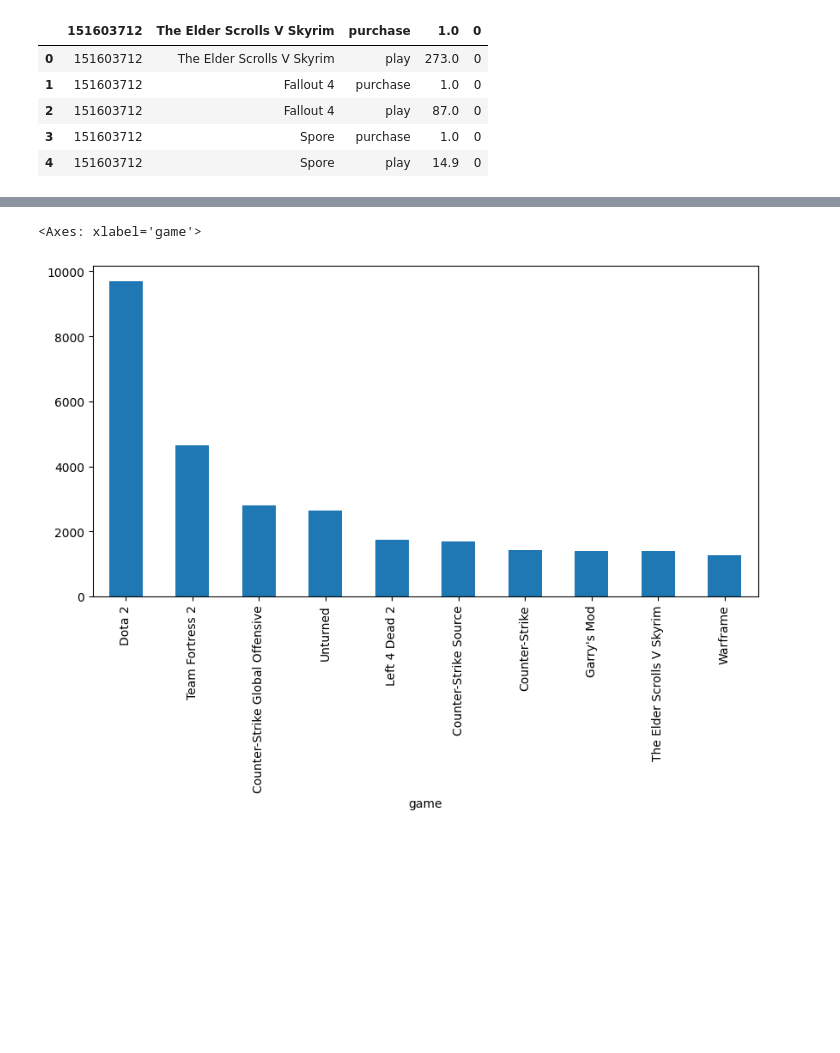
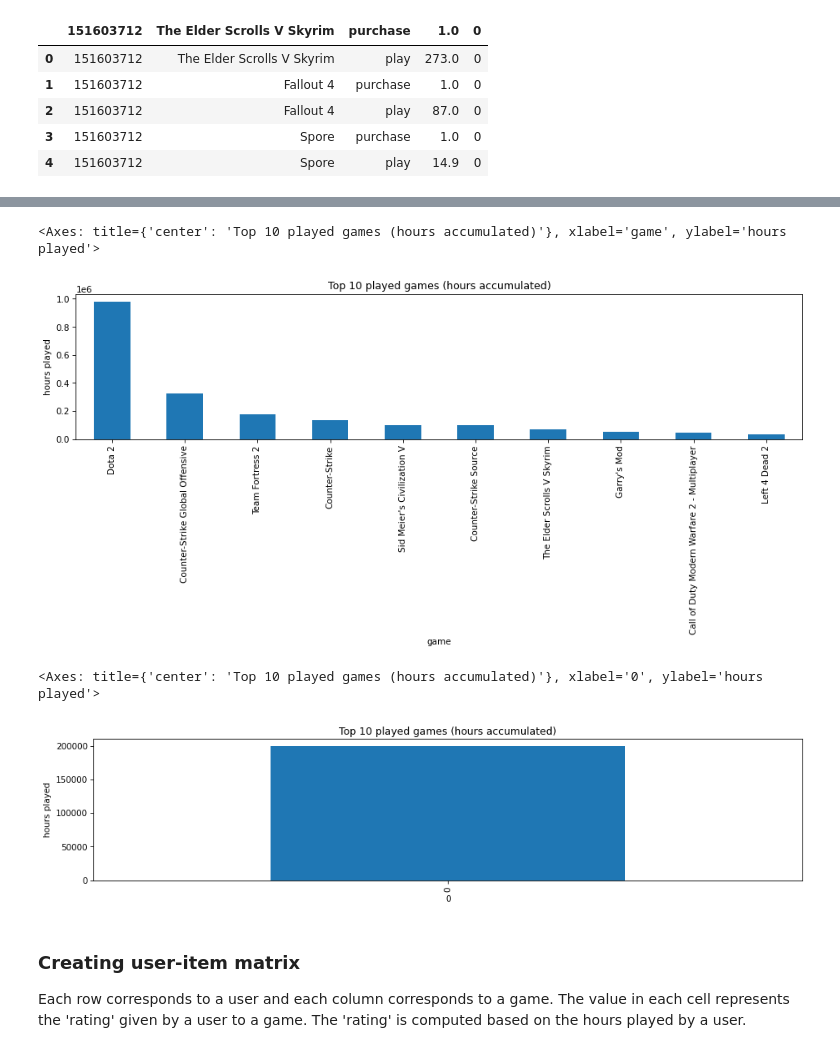
Before and after one commit to manuelmaior29/ds-playground, a Jupyter notebook: ml/general/ml-applications/video-games-recsys/sandbox.ipynb, the cells around one changed output, grey strips where cells are left out. Cells and saved outputs as stored; diff of their text form; code cells hidden in the pictures; blank space fills up the shorter version.

Commit message:
Worked on building-up steps for collab. filtering based recsys

```diff
--- a/ml/general/ml-applications/video-games-recsys/sandbox.ipynb
+++ b/ml/general/ml-applications/video-games-recsys/sandbox.ipynb
@@ -16,4 +14,4 @@ df.head()
 | 3 | 151603712 | Spore | purchase | 1.0 | 0 |
 | 4 | 151603712 | Spore | play | 14.9 | 0 |
 # %%
-df.columns = ['id', 'game', 'action', 'value', '_']
+df.columns = ['user_id', 'game', 'action', 'value', '0']
@@ -29,6 +48,24 @@ df.head()
+# %%
+n_played_games = 10
+fig, ax = plt.subplots(1, 1, figsize=(15, 3))
+ax.set_xlabel(xlabel='game')
+ax.set_ylabel(ylabel='hours played')
+fig.set_dpi(75)
+ax.set_title(label=f'Top {n_played_games} played games (hours accumulated)')
+df[df['action'] == 'play'].groupby(by='game')['value'].aggregate(sum).sort_values(ascending=False)[:n_played_games].plot.bar(ax=ax)
+# %% [output]
+<Axes: title={'center': 'Top 10 played games (hours accumulated)'}, xlabel='game', ylabel='hours played'>
+[figure, added]
 # %%
-fig, ax = plt.subplots(1, 1, figsize=(10, 5))
-df['game'].value_counts()[:10].plot.bar(ax=ax)
+fig, ax = plt.subplots(1, 1, figsize=(15, 3))
+ax.set_xlabel(xlabel='0')
+ax.set_ylabel(ylabel='hours played')
+fig.set_dpi(75)
+ax.set_title(label=f'Top {n_played_games} played games (hours accumulated)')
+df['0'].value_counts().plot.bar(ax=ax)
 # %% [output]
-<Axes: xlabel='game'>
+<Axes: title={'center': 'Top 10 played games (hours accumulated)'}, xlabel='0', ylabel='hours played'>
-[figure, old version]
+[figure, new version]
+# %% [markdown]
+### Creating user-item matrix
+Each row corresponds to a user and each column corresponds to a game. The value in each cell represents the 'rating' given by a user to a game. The 'rating' is computed based on the hours played by a user.
```
Also changed, not shown: parts of 15 cells of this notebook.
